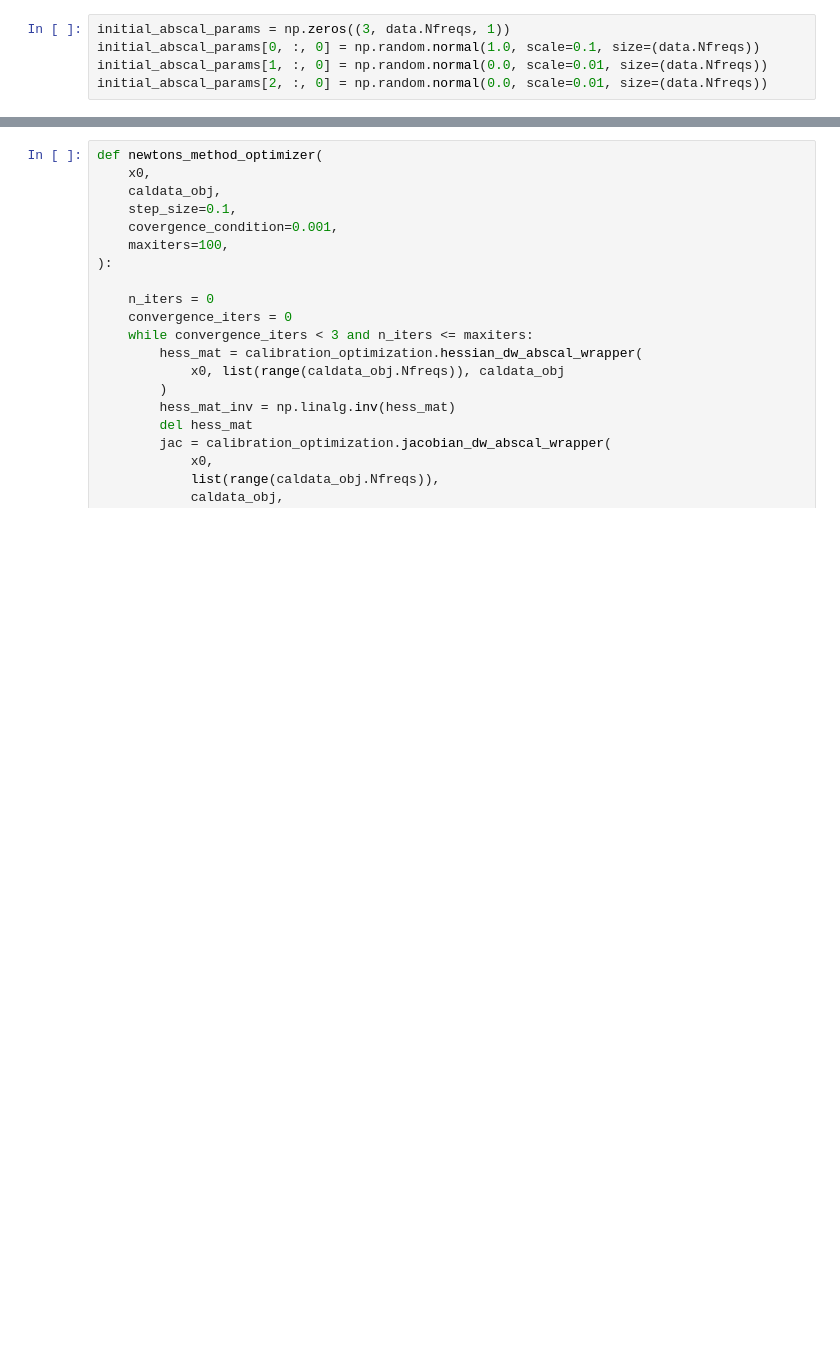
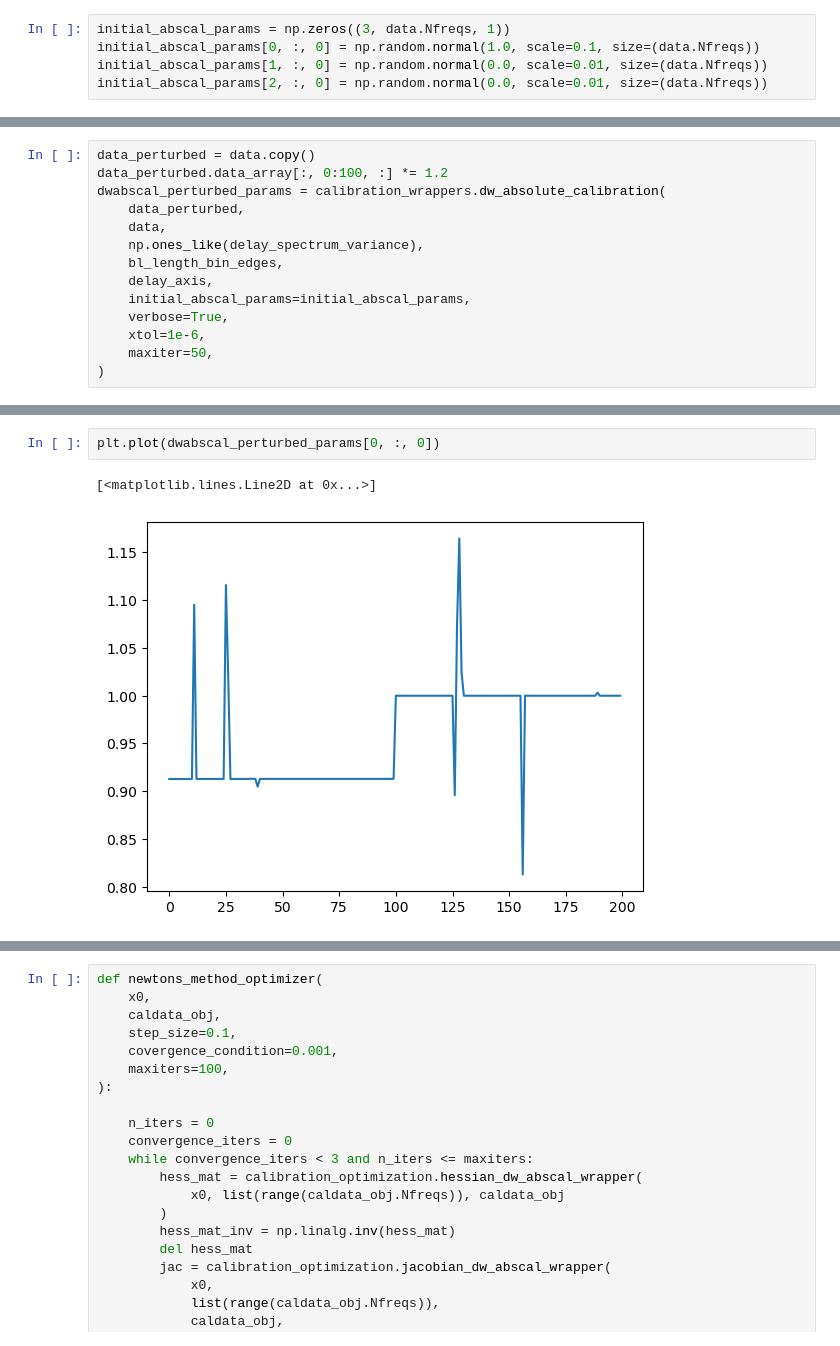
Before and after one commit to rlbyrne/rlb_hera, a Jupyter notebook: debug_dwabscal.ipynb, the cells around one changed output, grey strips where cells are left out. Cells and saved outputs as stored; diff of their text form; blank space fills up the shorter version.

```diff
--- a/debug_dwabscal.ipynb
+++ b/debug_dwabscal.ipynb
@@ -332,0 +318,14 @@ invalid value encountered in divide
+# %%
+data_perturbed = data.copy()
+data_perturbed.data_array[:, 0:100, :] *= 1.2
+dwabscal_perturbed_params = calibration_wrappers.dw_absolute_calibration(
+    data_perturbed,
+    data,
+    np.ones_like(delay_spectrum_variance),
+    bl_length_bin_edges,
+    delay_axis,
+    initial_abscal_params=initial_abscal_params,
+    verbose=True,
+    xtol=1e-6,
+    maxiter=50,
+)
@@ -332,0 +355,5 @@ invalid value encountered in divide
+# %%
+plt.plot(dwabscal_perturbed_params[0, :, 0])
+# %% [output]
+[<matplotlib.lines.Line2D at 0x...>]
+[figure, added]
```
Also changed, not shown: parts of 18 cells of this notebook, 2 other files.
